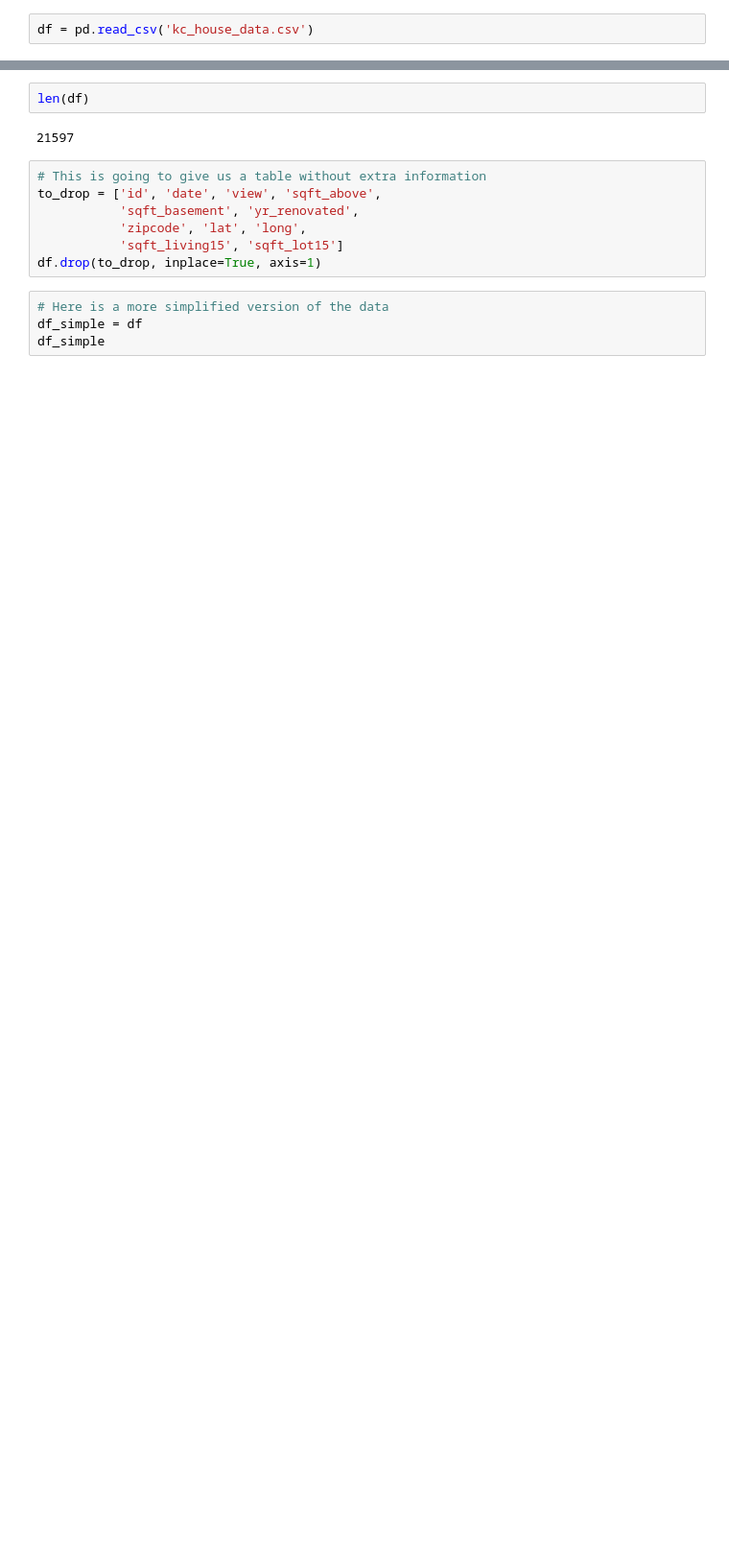
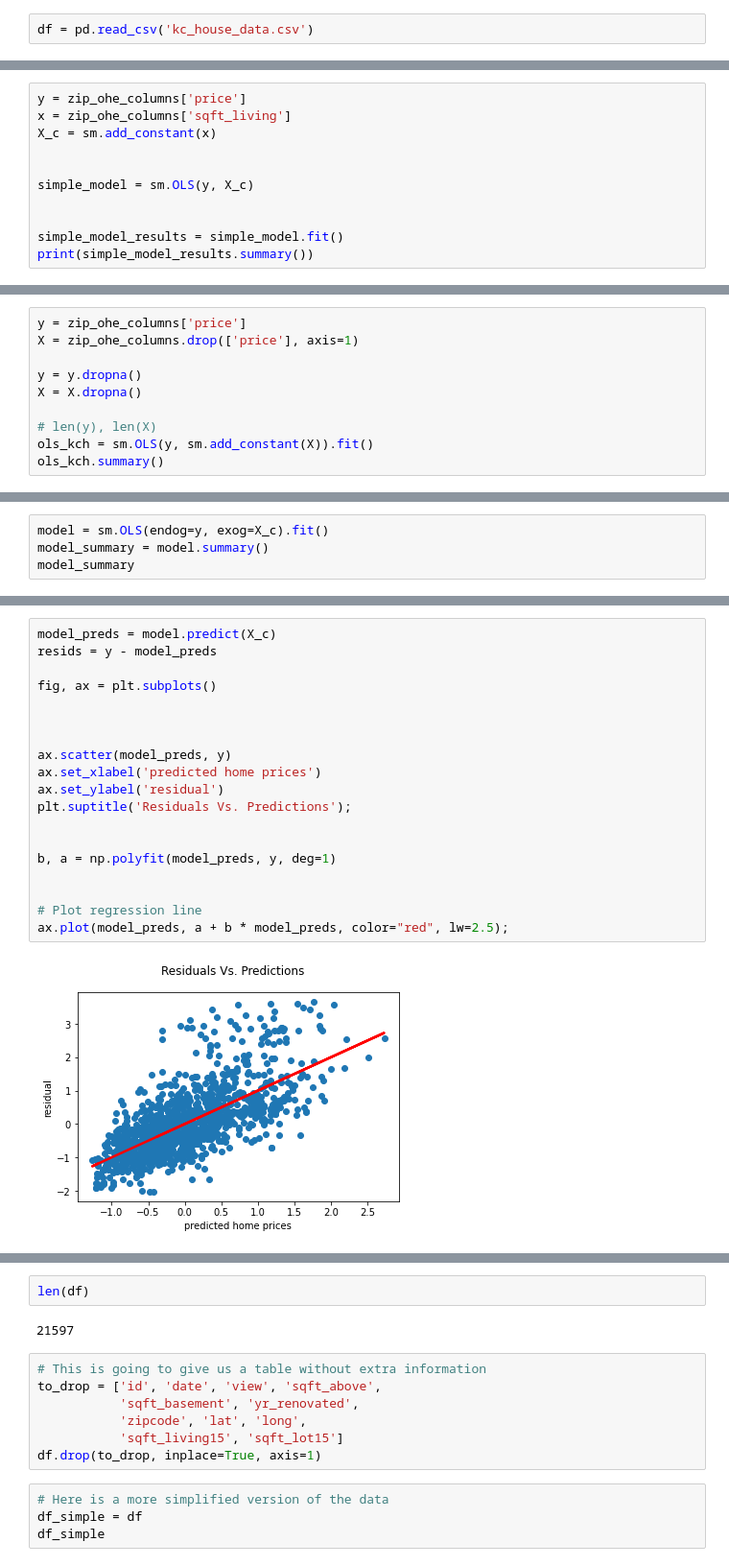
Before and after one commit to axoaxonic/green-housing-dev-analysis-project, a Jupyter notebook: development-notebooks/raul_scratch_code.ipynb, the cells around one changed output, grey strips where cells are left out. Shown: that part at 96% size. Cells and saved outputs as stored; diff of their text form; blank space fills up the shorter version.

```diff
--- a/development-notebooks/raul_scratch_code.ipynb
+++ b/development-notebooks/raul_scratch_code.ipynb
@@ -18,0 +88,11 @@ df = pd.read_csv('kc_house_data.csv')
+# %%
+y = zip_ohe_columns['price']
+x = zip_ohe_columns['sqft_living']
+X_c = sm.add_constant(x)
+
+
+simple_model = sm.OLS(y, X_c)
+
+
+simple_model_results = simple_model.fit()
+print(simple_model_results.summary())
@@ -18,0 +117,10 @@ df = pd.read_csv('kc_house_data.csv')
+# %%
+y = zip_ohe_columns['price']
+X = zip_ohe_columns.drop(['price'], axis=1)
+
+y = y.dropna()
+X = X.dropna()
+
+# len(y), len(X)
+ols_kch = sm.OLS(y, sm.add_constant(X)).fit()
+ols_kch.summary()
@@ -18,0 +185,4 @@ df = pd.read_csv('kc_house_data.csv')
+# %%
+model = sm.OLS(endog=y, exog=X_c).fit()
+model_summary = model.summary()
+model_summary
@@ -18,0 +209,21 @@ df = pd.read_csv('kc_house_data.csv')
+# %%
+model_preds = model.predict(X_c)
+resids = y - model_preds
+
+fig, ax = plt.subplots()
+
+
+
+ax.scatter(model_preds, y)
+ax.set_xlabel('predicted home prices')
+ax.set_ylabel('residual')
+plt.suptitle('Residuals Vs. Predictions');
+
+
+b, a = np.polyfit(model_preds, y, deg=1)
+
+
+# Plot regression line
+ax.plot(model_preds, a + b * model_preds, color="red", lw=2.5);
+# %% [output]
+[figure, added]
```
Also changed, not shown: parts of 26 cells of this notebook.
